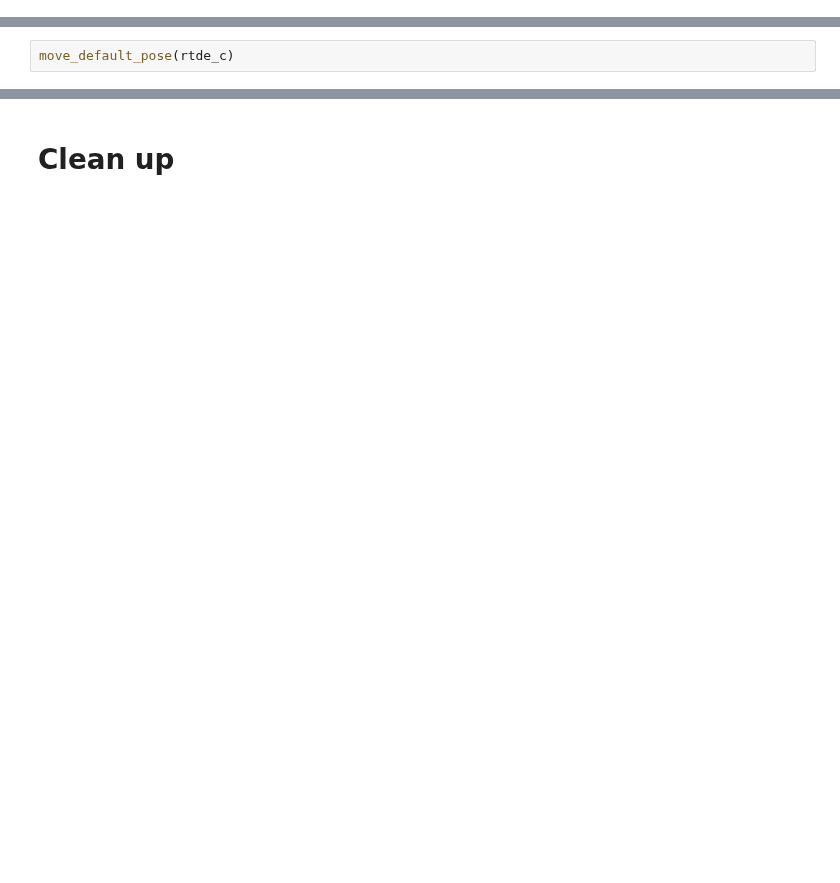
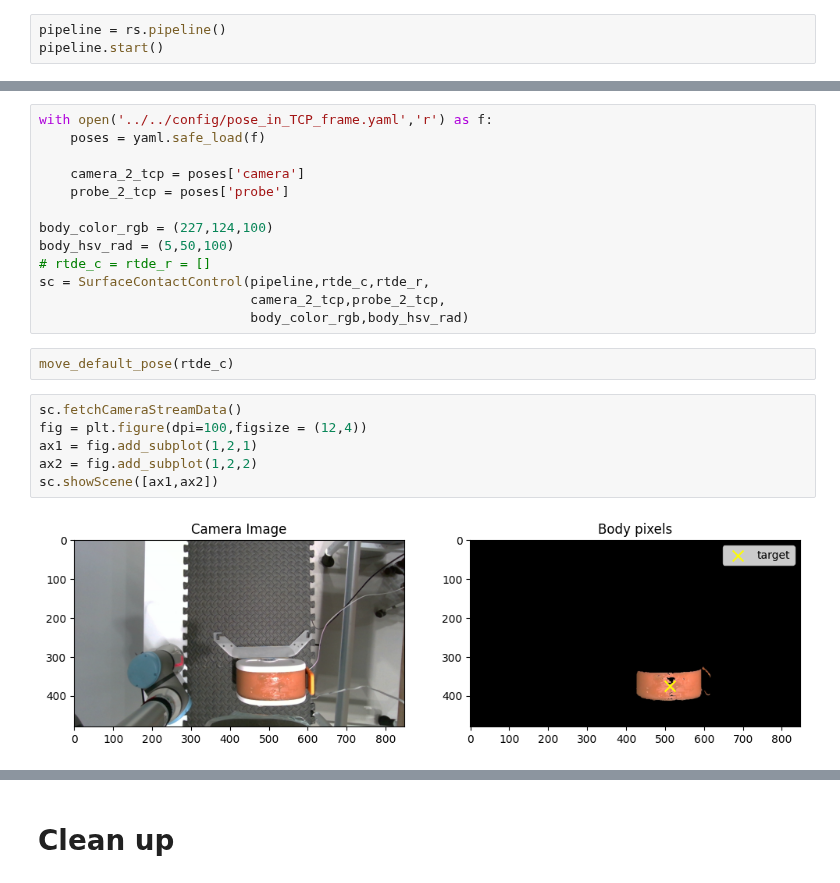
Before and after one commit to CoNG-harvard/robotic-ultrasound, a Jupyter notebook: notebooks/UltrasoundNavigation/robotControl.ipynb, the cells around one changed output, grey strips where cells are left out. Drawn from its saved outputs; the diff is of its cells as text; blank space fills up the shorter version.

Commit message:
Successful full pipeline of vessel finding

```diff
--- a/notebooks/UltrasoundNavigation/robotControl.ipynb
+++ b/notebooks/UltrasoundNavigation/robotControl.ipynb
@@ -224,0 +48,3 @@ def horizontal_align(ultrasoud_vid,model,rtde_r,rtde_c,device):
+# %%
+pipeline = rs.pipeline()
+pipeline.start()
@@ -225,2 +56,23 @@ def horizontal_align(ultrasoud_vid,model,rtde_r,rtde_c,device):
+# %%
+with open('../../config/pose_in_TCP_frame.yaml','r') as f:
+    poses = yaml.safe_load(f)
+
+    camera_2_tcp = poses['camera']
+    probe_2_tcp = poses['probe']
+
+body_color_rgb = (227,124,100)
+body_hsv_rad = (5,50,100)
+# rtde_c = rtde_r = []
+sc = SurfaceContactControl(pipeline,rtde_c,rtde_r,
+                           camera_2_tcp,probe_2_tcp,
+                           body_color_rgb,body_hsv_rad)
 # %%
 move_default_pose(rtde_c)
+# %%
+sc.fetchCameraStreamData()
+fig = plt.figure(dpi=100,figsize = (12,4))
+ax1 = fig.add_subplot(1,2,1)
+ax2 = fig.add_subplot(1,2,2)
+sc.showScene([ax1,ax2])
+# %% [output]
+[figure, added]
```
Also changed, not shown: parts of 25 cells of this notebook, 2 other files.
